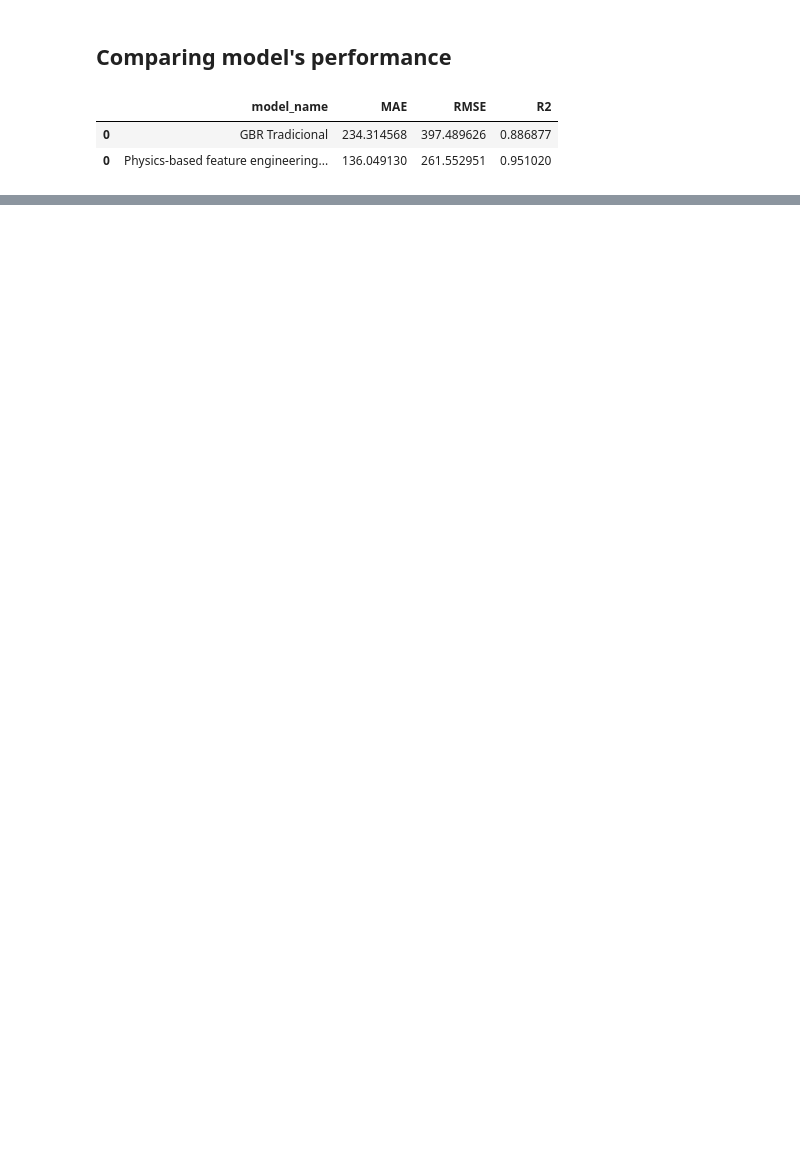
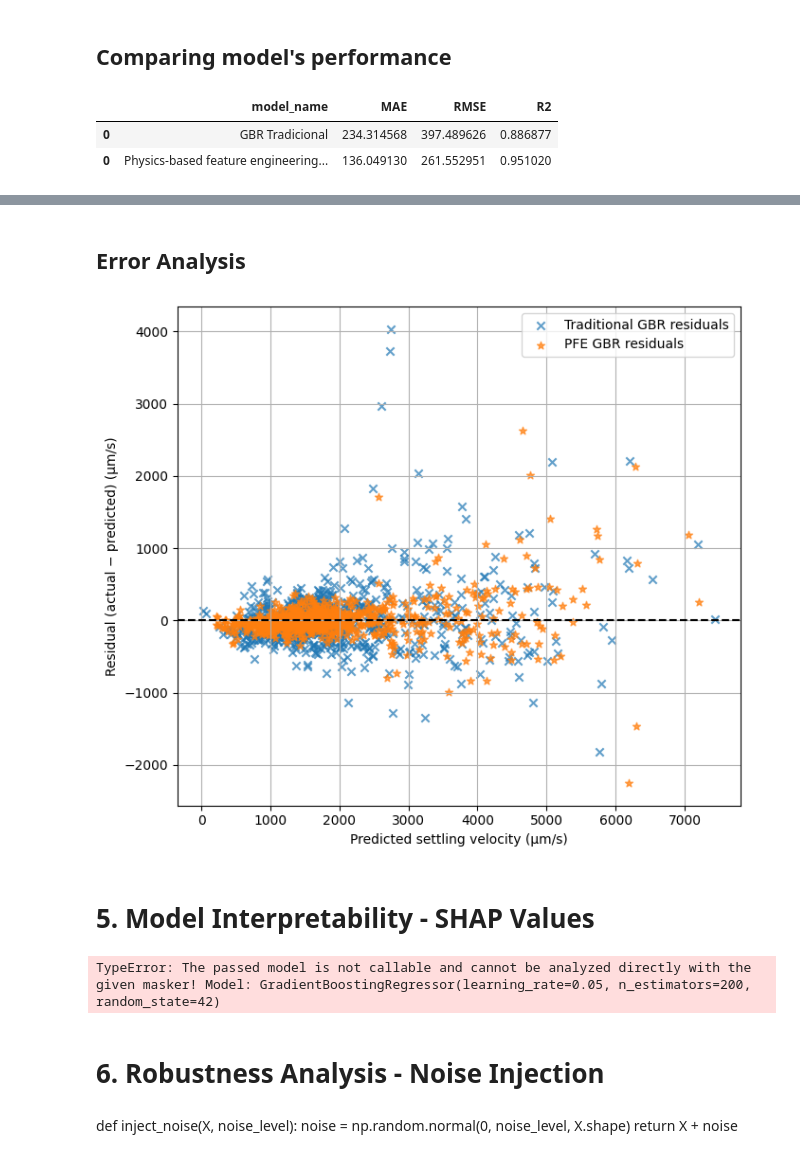
Before and after one commit to danieltodaDS/terminal-velocity-prediction, a Jupyter notebook: settling_velocity_v2.ipynb, the cells around one changed output, grey strips where cells are left out. Saved outputs shown, nothing was run; the diff lists cells and outputs as text; code cells hidden in the pictures; blank space fills up the shorter version.

```diff
--- a/settling_velocity_v2.ipynb
+++ b/settling_velocity_v2.ipynb
@@ -187,0 +464,54 @@ all_results
+# %% [markdown]
+## Error Analysis
+# %%
+plt.figure(figsize=(7, 6))
+
+# resíduos tradicional
+plt.scatter(
+    df_evaluation_analysis_trad["y_pred"],
+    df_evaluation_analysis_trad["residual"],
+    marker="x",
+    alpha=0.7,
+    label="Traditional GBR residuals"
+)
+
+# resíduos PFE
+plt.scatter(
+    df_evaluation_analysis_pfe["y_pred"],
+    df_evaluation_analysis_pfe["residual"],
+    marker="*",
+    alpha=0.7,
+    label="PFE GBR residuals"
+)
+
+# linha zero
+plt.axhline(
+    0,
+    linestyle="--",
+    color="black"
+)
+
+plt.xlabel("Predicted settling velocity (µm/s)")
+plt.ylabel("Residual (actual − predicted) (µm/s)")
+plt.legend()
+plt.grid(True)
+
+plt.tight_layout()
+plt.show()
+# %% [output]
+[figure, added]
+# %% [markdown]
+# 5. Model Interpretability - SHAP Values
+# %%
+explainer = shap.Explainer(traditional_gbr_model, X_train)
+shap_values = explainer(X_test)
+
+shap.summary_plot(shap_values, X_test)
+# %% [output]
+TypeError: The passed model is not callable and cannot be analyzed directly with the given masker! Model: GradientBoostingRegressor(learning_rate=0.05, n_estimators=200, random_state=42)
+# %% [markdown]
+# 6. Robustness Analysis - Noise Injection
+# %% [markdown]
+def inject_noise(X, noise_level):
+    noise = np.random.normal(0, noise_level, X.shape)
+    return X + noise
```
Also changed, not shown: parts of 47 cells of this notebook.
